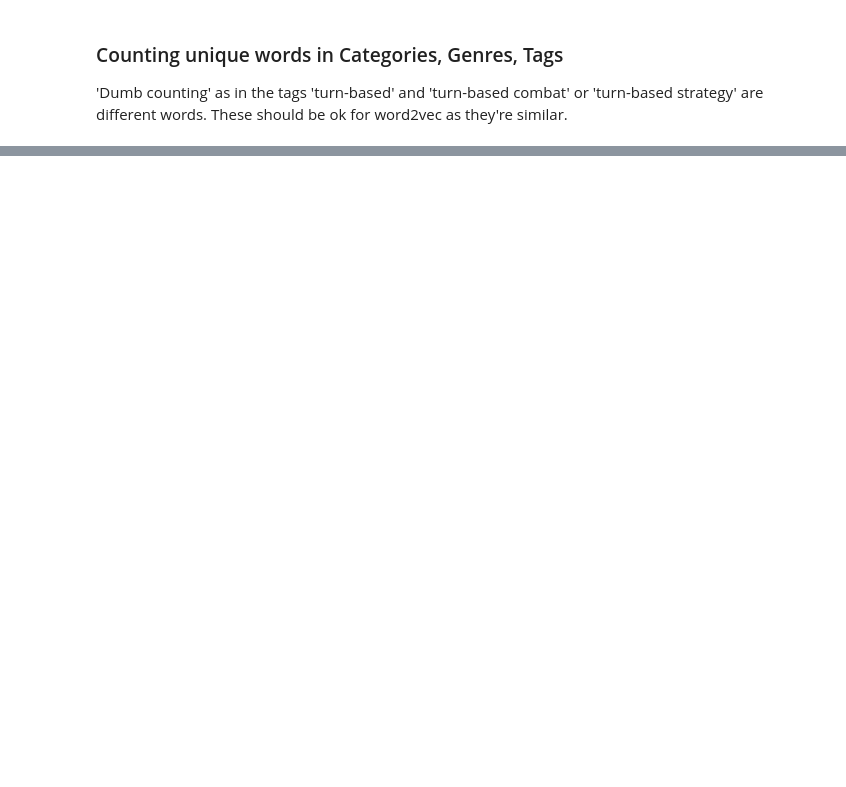
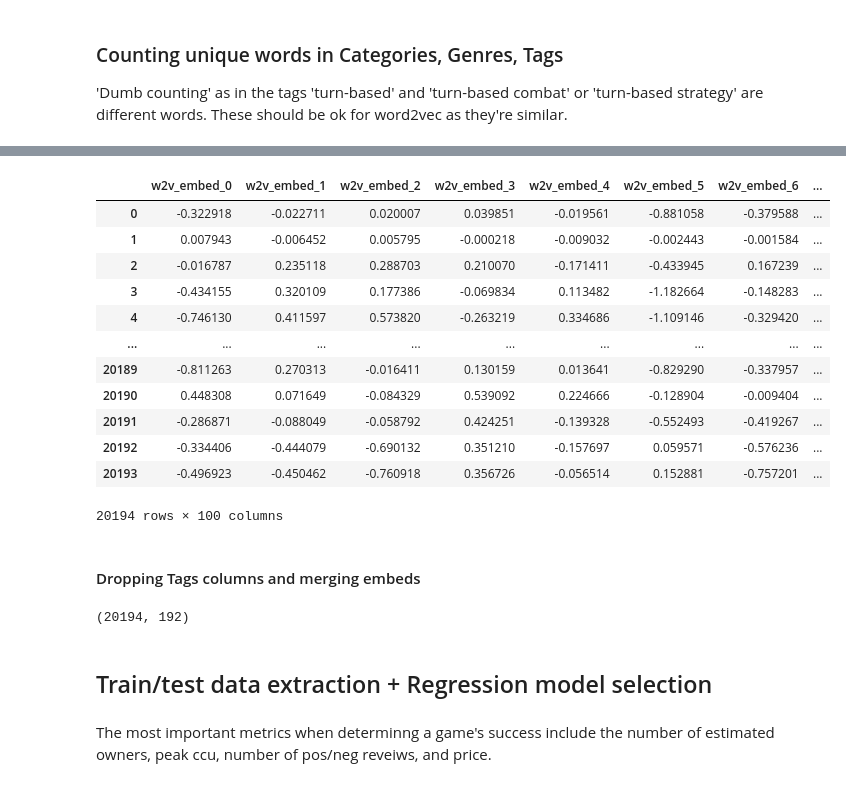
Before and after one commit to Lastek/cs345-group-project, a Jupyter notebook: CS345_Project.ipynb, the cells around one changed output, grey strips where cells are left out. Drawn from its saved outputs; the diff is of its cells as text; code cells hidden in the pictures; blank space fills up the shorter version.

```diff
--- a/CS345_Project.ipynb
+++ b/CS345_Project.ipynb
@@ -192,0 +261,6 @@ df.head()
+# %%
+label = 'Tags'
+lists:pd.Series= df[label].str.casefold().str.split(',')
+# lists.fillna('none')
+lists = lists.apply(lambda x: ['none'] if x is None else x)
+sentences = [x for x in lists]
@@ -192,0 +400,14 @@ df.head()
+# %%
+"""
+    pre-normalizing will discard sentence length information
+    this should ignore differences in numbe of tags specified for each game
+    Pre-normalize doesnt matter if init_sims(replace=True) since it will
+    precompute normalized vectors.
+    Not clear what the point of post_normalize is. May be/not good for training
+    the regression model down the line.
+"""
+
+tags_vectors = [
+    model.wv.get_mean_vector(game, pre_normalize=False, post_normalize=False)
+    for game in sentences
+]
@@ -192,0 +436,21 @@ df.head()
+# %%
+w2vdf = pd.DataFrame(tags_vectors)
+assert w2vdf.shape[1] == num_features
+w2vdf.columns = [f'w2v_embed_{i}' for i in range(num_features)]
+w2vdf
+# %% [output]
+|  | w2v_embed_0 | w2v_embed_1 | w2v_embed_2 | w2v_embed_3 | w2v_embed_4 | w2v_embed_5 | w2v_embed_6 | ... |
+| 0 | -0.322918 | -0.022711 | 0.020007 | 0.039851 | -0.019561 | -0.881058 | -0.379588 | ... |
+| 1 | 0.007943 | -0.006452 | 0.005795 | -0.000218 | -0.009032 | -0.002443 | -0.001584 | ... |
+| 2 | -0.016787 | 0.235118 | 0.288703 | 0.210070 | -0.171411 | -0.433945 | 0.167239 | ... |
+| 3 | -0.434155 | 0.320109 | 0.177386 | -0.069834 | 0.113482 | -1.182664 | -0.148283 | ... |
+| 4 | -0.746130 | 0.411597 | 0.573820 | -0.263219 | 0.334686 | -1.109146 | -0.329420 | ... |
+| ... | ... | ... | ... | ... | ... | ... | ... | ... |
+| 20189 | -0.811263 | 0.270313 | -0.016411 | 0.130159 | 0.013641 | -0.829290 | -0.337957 | ... |
+| 20190 | 0.448308 | 0.071649 | -0.084329 | 0.539092 | 0.224666 | -0.128904 | -0.009404 | ... |
+| 20191 | -0.286871 | -0.088049 | -0.058792 | 0.424251 | -0.139328 | -0.552493 | -0.419267 | ... |
+| 20192 | -0.334406 | -0.444079 | -0.690132 | 0.351210 | -0.157697 | 0.059571 | -0.576236 | ... |
+| 20193 | -0.496923 | -0.450462 | -0.760918 | 0.356726 | -0.056514 | 0.152881 | -0.757201 | ... |
+20194 rows × 100 columns
+# %% [markdown]
+#### Dropping Tags columns and merging embeds
@@ -192,0 +468,8 @@ df.head()
+# %%
+df.shape
+# %% [output]
+(20194, 192)
+# %% [markdown]
+## Train/test data extraction + Regression model selection
+# %% [markdown]
+The most important metrics when determinng a game's success include the number of estimated owners, peak ccu, number of pos/neg reveiws, and price.
```
Also changed, not shown: parts of 32 cells of this notebook.
